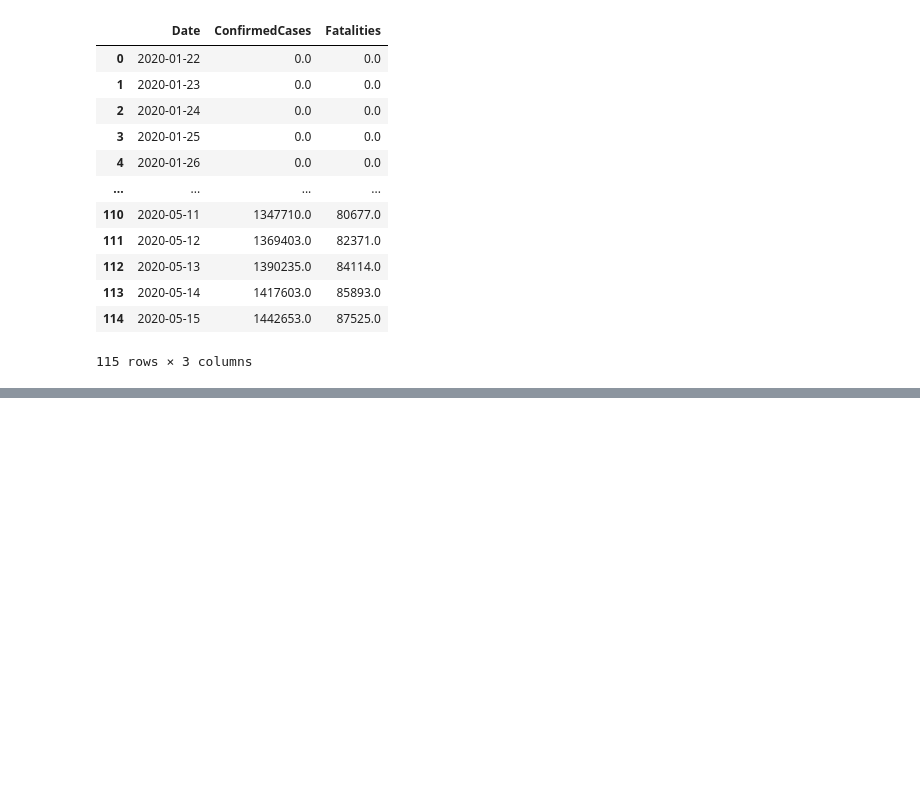
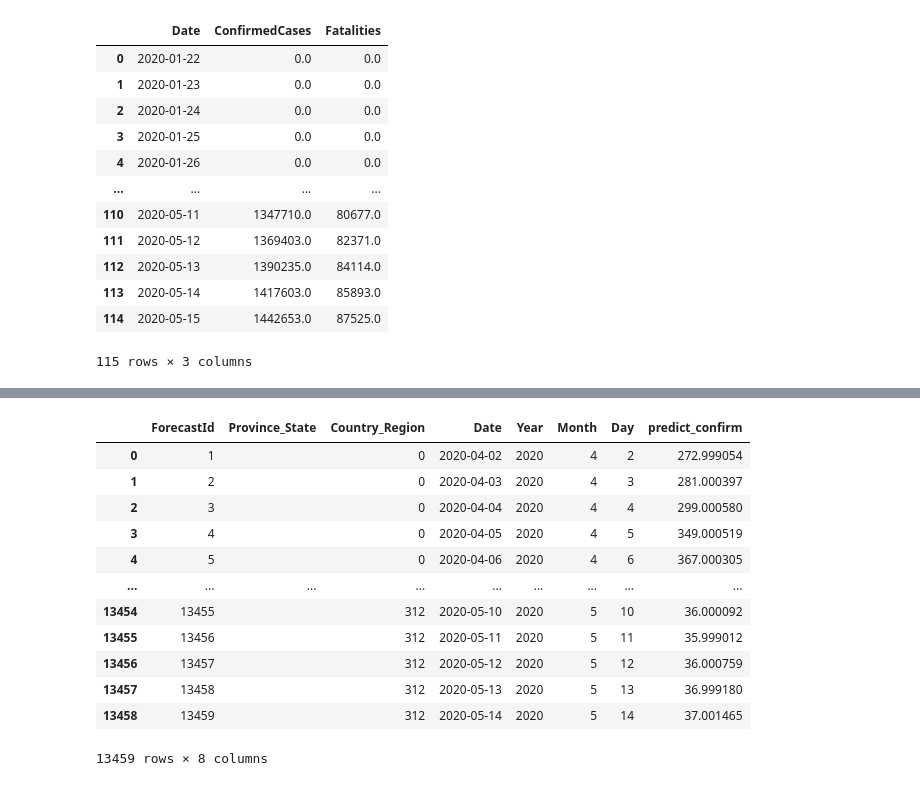
Before and after one commit to janson11/python-demo, a Jupyter notebook: day/Chapter27/Chapter27.ipynb, the cells around one changed output, grey strips where cells are left out. Cells and saved outputs as stored; diff of their text form; code cells hidden in the pictures; blank space fills up the shorter version.

```diff
--- a/day/Chapter27/Chapter27.ipynb
+++ b/day/Chapter27/Chapter27.ipynb
@@ -149,0 +219,4 @@ fig.show()
+# %%
+from xgboost import XGBRegressor
+xgb = XGBRegressor(n_estimators = 2500,random_state =0,max_depth = 27)
+xgb.fit(df_train_final,lables)
@@ -149,0 +232,7 @@ fig.show()
+# %%
+df_test = df_test.fillna("")
+df_test["Year"] = df_test.Date.apply(get_year)
+df_test["Month"] = df_test.Date.apply(get_month)
+df_test["Day"] = df_test.Date.apply(get_day)
+df_test["Country_Region"] = df_test["Country_Region"] +df_test["Province_State"]
+df_test
@@ -149,0 +253,5 @@ fig.show()
+# %%
+from sklearn.preprocessing import LabelEncoder
+encoder = LabelEncoder()
+df_test["Country_Region"] = encoder.fit_transform(df_test["Country_Region"])
+df_test
@@ -149,0 +272,18 @@ fig.show()
+# %%
+df_test_final = df_test[["Country_Region","Year","Month","Day"]]
+df_test["predict_confirm"] = xgb.predict(df_test_final)
+df_test
+# %% [output]
+|  | ForecastId | Province_State | Country_Region | Date | Year | Month | Day | predict_confirm |
+| 0 | 1 |  | 0 | 2020-04-02 | 2020 | 4 | 2 | 272.999054 |
+| 1 | 2 |  | 0 | 2020-04-03 | 2020 | 4 | 3 | 281.000397 |
+| 2 | 3 |  | 0 | 2020-04-04 | 2020 | 4 | 4 | 299.000580 |
+| 3 | 4 |  | 0 | 2020-04-05 | 2020 | 4 | 5 | 349.000519 |
+| 4 | 5 |  | 0 | 2020-04-06 | 2020 | 4 | 6 | 367.000305 |
+| ... | ... | ... | ... | ... | ... | ... | ... | ... |
+| 13454 | 13455 |  | 312 | 2020-05-10 | 2020 | 5 | 10 | 36.000092 |
+| 13455 | 13456 |  | 312 | 2020-05-11 | 2020 | 5 | 11 | 35.999012 |
+| 13456 | 13457 |  | 312 | 2020-05-12 | 2020 | 5 | 12 | 36.000759 |
+| 13457 | 13458 |  | 312 | 2020-05-13 | 2020 | 5 | 13 | 36.999180 |
+| 13458 | 13459 |  | 312 | 2020-05-14 | 2020 | 5 | 14 | 37.001465 |
+13459 rows × 8 columns
```
Also changed, not shown: parts of 9 cells of this notebook.
